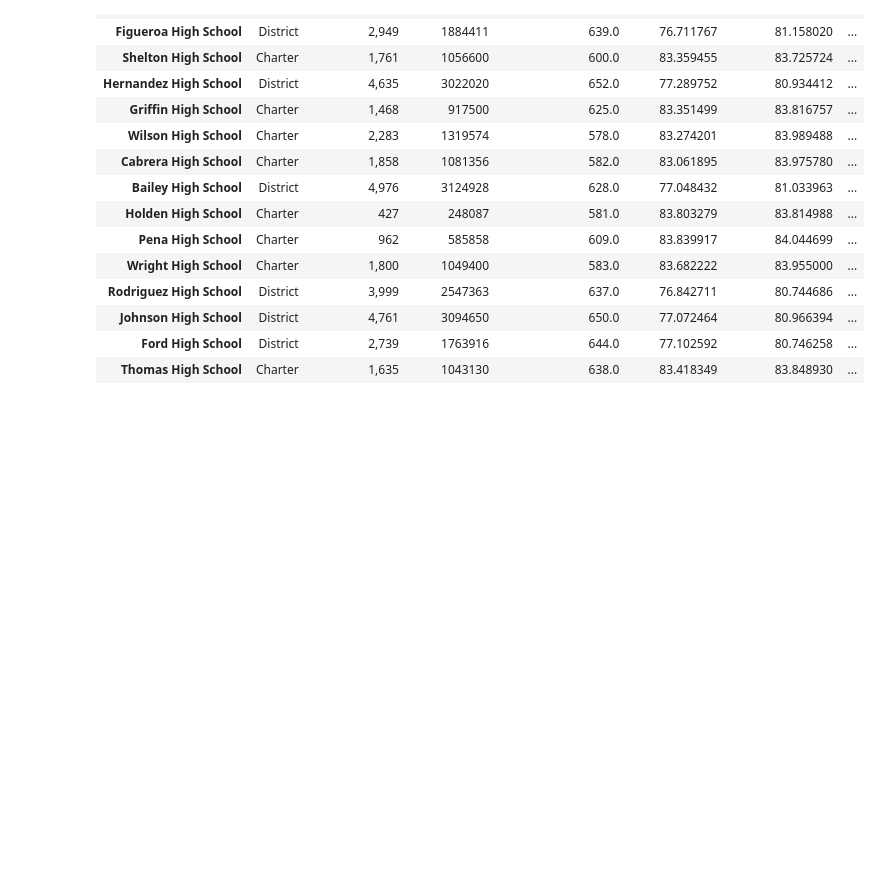
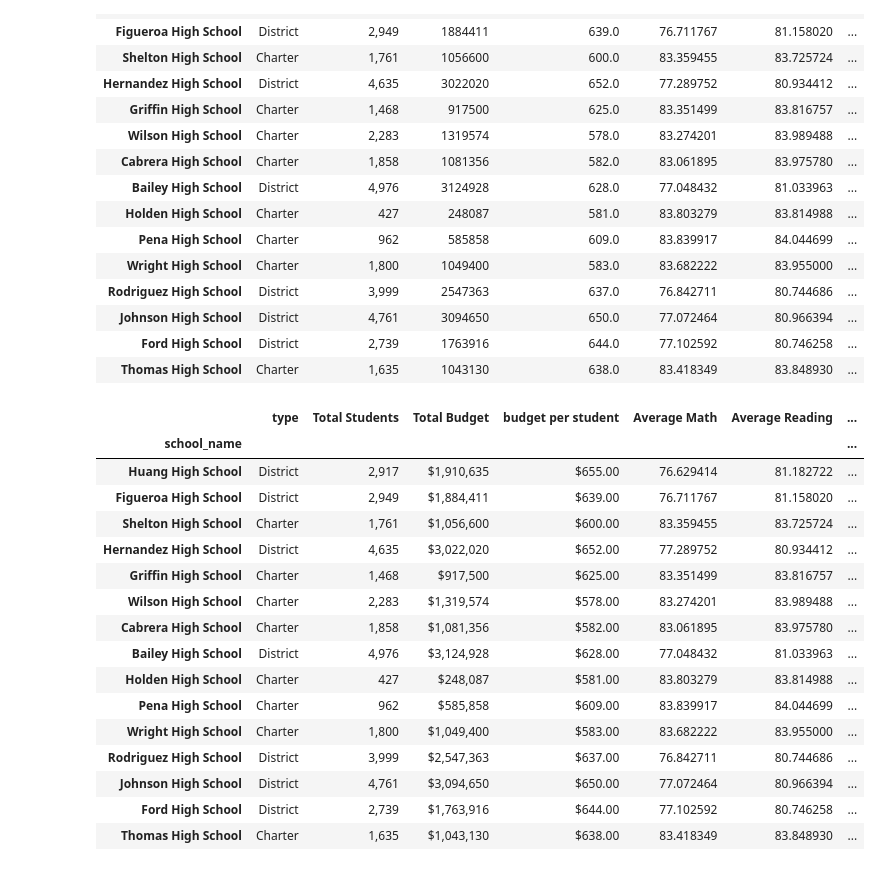
Before and after one commit to jnels4/School_District_Analysis, a Jupyter notebook: pyCitySchools.ipynb, the cells around one changed output. Cells and saved outputs as stored; diff of their text form; code cells hidden in the pictures; blank space fills up the shorter version.

```diff
--- a/pyCitySchools.ipynb
+++ b/pyCitySchools.ipynb
@@ -680,8 +680,27 @@ perSchoolTypeDf
 | Ford High School | District | 2,739 | 1763916 | 644.0 | 77.102592 | 80.746258 | ... |
 | Thomas High School | Charter | 1,635 | 1043130 | 638.0 | 83.418349 | 83.848930 | ... |
 # %%
-#perSchoolTypeDf['Total Students']=perSchoolTypeDf['Total Students'].map('{:,.0f}'.format)
+#formatting columns
+perSchoolTypeDf['Total Students']=perSchoolTypeDf['Total Students'].map('{:,.0f}'.format)
 perSchoolTypeDf['Total Budget']=perSchoolTypeDf['Total Budget'].map('${:,.0f}'.format)
 perSchoolTypeDf['budget per student']=perSchoolTypeDf['budget per student'].map('${:,.2f}'.format)
 
-pers
+perSchoolTypeDf
+# %% [output]
+|  | type | Total Students | Total Budget | budget per student | Average Math | Average Reading | ... |
+| school_name |  |  |  |  |  |  | ... |
+| Huang High School | District | 2,917 | $1,910,635 | $655.00 | 76.629414 | 81.182722 | ... |
+| Figueroa High School | District | 2,949 | $1,884,411 | $639.00 | 76.711767 | 81.158020 | ... |
+| Shelton High School | Charter | 1,761 | $1,056,600 | $600.00 | 83.359455 | 83.725724 | ... |
+| Hernandez High School | District | 4,635 | $3,022,020 | $652.00 | 77.289752 | 80.934412 | ... |
+| Griffin High School | Charter | 1,468 | $917,500 | $625.00 | 83.351499 | 83.816757 | ... |
+| Wilson High School | Charter | 2,283 | $1,319,574 | $578.00 | 83.274201 | 83.989488 | ... |
+| Cabrera High School | Charter | 1,858 | $1,081,356 | $582.00 | 83.061895 | 83.975780 | ... |
+| Bailey High School | District | 4,976 | $3,124,928 | $628.00 | 77.048432 | 81.033963 | ... |
+| Holden High School | Charter | 427 | $248,087 | $581.00 | 83.803279 | 83.814988 | ... |
+| Pena High School | Charter | 962 | $585,858 | $609.00 | 83.839917 | 84.044699 | ... |
+| Wright High School | Charter | 1,800 | $1,049,400 | $583.00 | 83.682222 | 83.955000 | ... |
+| Rodriguez High School | District | 3,999 | $2,547,363 | $637.00 | 76.842711 | 80.744686 | ... |
+| Johnson High School | District | 4,761 | $3,094,650 | $650.00 | 77.072464 | 80.966394 | ... |
+| Ford High School | District | 2,739 | $1,763,916 | $644.00 | 77.102592 | 80.746258 | ... |
+| Thomas High School | Charter | 1,635 | $1,043,130 | $638.00 | 83.418349 | 83.848930 | ... |
```
Also changed, not shown: parts of 2 cells of this notebook.
